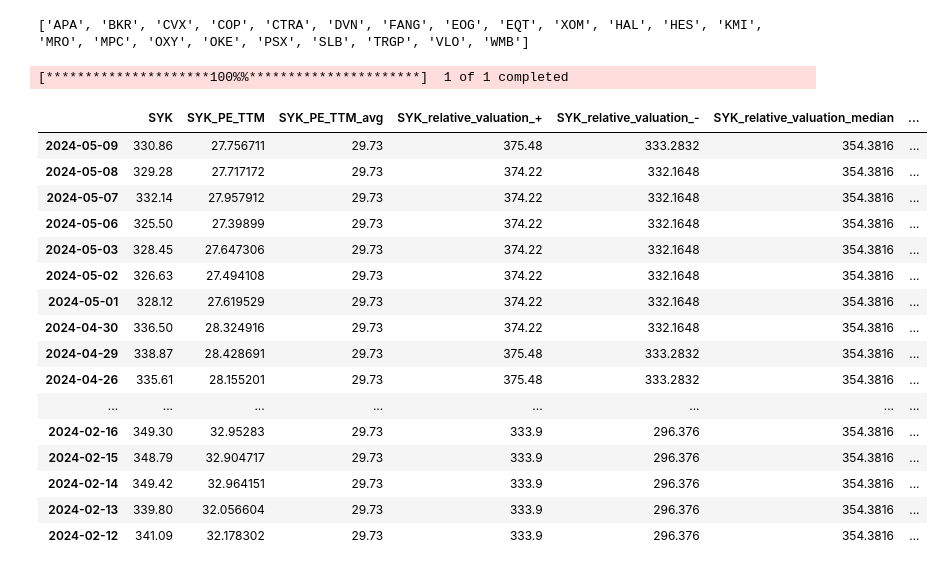
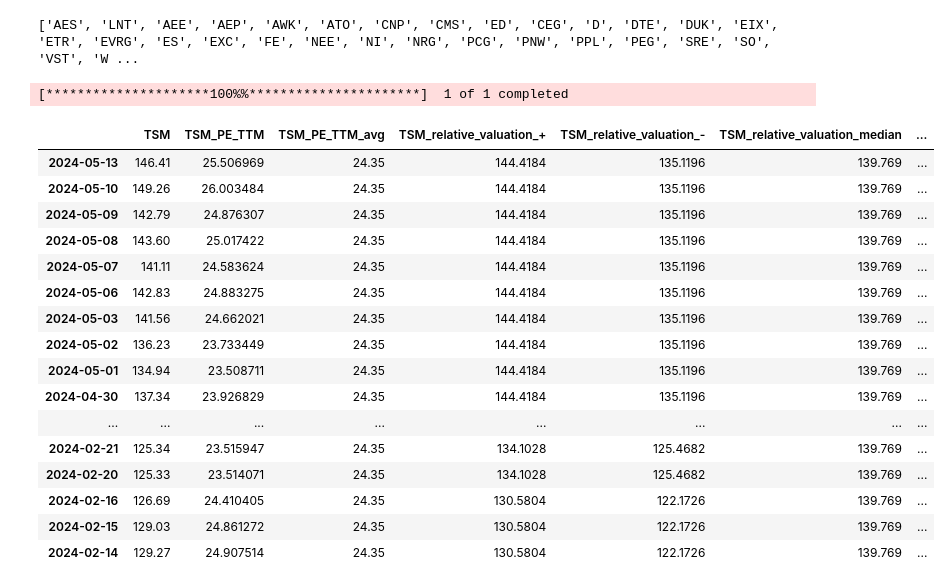
Before and after one commit to tangj310/Inv_equity, a Jupyter notebook: 03_PE_TTM_valuation/PE_TTM_valuationo.ipynb, the cells around one changed output. Saved outputs shown, nothing was run; the diff lists cells and outputs as text; code cells hidden in the pictures.

```diff
--- a/03_PE_TTM_valuation/PE_TTM_valuationo.ipynb
+++ b/03_PE_TTM_valuation/PE_TTM_valuationo.ipynb
@@ -24,7 +24,7 @@ def get_sp500_companies():
 
 # Function to filter the S&P 500 companies by sector
 def filter_energy_sector(df):
-    return df[df['GICS Sector'] == 'Energy']['Symbol'].tolist()
+    return df[df['GICS Sector'] == 'Utilities']['Symbol'].tolist()
 
 # Get the list of S&P 500 companies and their sectors
 sp500_companies = get_sp500_companies()
@@ -35,10 +35,10 @@ energy_stocks = filter_energy_sector(sp500_companies)
 # Print the list of S&P 500 energy sector stocks
 print(energy_stocks)
 # %% [output]
-['APA', 'BKR', 'CVX', 'COP', 'CTRA', 'DVN', 'FANG', 'EOG', 'EQT', 'XOM', 'HAL', 'HES', 'KMI', 'MRO', 'MPC', 'OXY', 'OKE', 'PSX', 'SLB', 'TRGP', 'VLO', 'WMB']
+['AES', 'LNT', 'AEE', 'AEP', 'AWK', 'ATO', 'CNP', 'CMS', 'ED', 'CEG', 'D', 'DTE', 'DUK', 'EIX', 'ETR', 'EVRG', 'ES', 'EXC', 'FE', 'NEE', 'NI', 'NRG', 'PCG', 'PNW', 'PPL', 'PEG', 'SRE', 'SO', 'VST', 'W ...
 # %%
 # Define the ticker symbols as a list
-ticker_symbols = ['SYK']
+ticker_symbols = ['TSM']
 window_days = 90
 # Define the date range
 end_date = datetime.now()
@@ -52,6 +52,8 @@ metric_list = []
 # Fetch historical data for each ticker symbol and adjust the format
 for symbol in ticker_symbols:
 
+    past_EPS_date = []
+
     # symbol's historical price related
     data = yf.download(symbol, start=start_date, end=end_date)
     data = data.sort_index(ascending=False)
@@ -59,7 +61,7 @@ for symbol in ticker_symbols:
 
     # symbol's earning related
     stock = yf.Ticker(symbol)
-    earnings_dates = stock.get_earnings_dates(limit=12)  # Fetch earnings dates for the past 4 quarters and forecast for the next 4 quarters
+    earnings_dates = stock.get_earnings_dates(limit=20)  # Fetch earnings dates for the past 4 quarters and forecast for the next 4 quarters
     earnings_data[symbol] = earnings_dates
 
 
@@ -143,50 +145,50 @@ for symbol in ticker_symbols:
 
 
 
 
 # # Reset index to make it cleaner
 # adjusted_stock_data.reset_index(inplace=True)
 
 # # Example usage: Display the first few rows of the adjusted DataFrame
 # adjusted_stock_data.sort_values(by='Date', ascending=False)
 
 # Set display options to show all rows and columns
 pd.set_option('display.max_rows', None)
 pd.set_option('display.max_columns', None)
 selected_cols = [
     f"{symbol}"
     ,f"{symbol}_PE_TTM"
     ,f"{symbol}_PE_TTM_avg"
     ,f"{symbol}_relative_valuation_+"
     ,f"{symbol}_relative_valuation_-"
     ,f"{symbol}_relative_valuation_median"
     ,f"{symbol}_relative_valuation_projected_+"
     ,f"{symbol}_relative_valuation_projected_-"
     ,f"{symbol}_relative_valuation_projected_median"
     ,f"{symbol}_price_valuation_assessment"
 ]
 
 # adjusted_stock_data.columns
 adjusted_stock_data[selected_cols]
 # %% [output]
 [*********************100%%**********************]  1 of 1 completed
-|  | SYK | SYK_PE_TTM | SYK_PE_TTM_avg | SYK_relative_valuation_+ | SYK_relative_valuation_- | SYK_relative_valuation_median | ... |
-| 2024-05-09 | 330.86 | 27.756711 | 29.73 | 375.48 | 333.2832 | 354.3816 | ... |
-| 2024-05-08 | 329.28 | 27.717172 | 29.73 | 374.22 | 332.1648 | 354.3816 | ... |
-| 2024-05-07 | 332.14 | 27.957912 | 29.73 | 374.22 | 332.1648 | 354.3816 | ... |
-| 2024-05-06 | 325.50 | 27.39899 | 29.73 | 374.22 | 332.1648 | 354.3816 | ... |
-| 2024-05-03 | 328.45 | 27.647306 | 29.73 | 374.22 | 332.1648 | 354.3816 | ... |
-| 2024-05-02 | 326.63 | 27.494108 | 29.73 | 374.22 | 332.1648 | 354.3816 | ... |
-| 2024-05-01 | 328.12 | 27.619529 | 29.73 | 374.22 | 332.1648 | 354.3816 | ... |
-| 2024-04-30 | 336.50 | 28.324916 | 29.73 | 374.22 | 332.1648 | 354.3816 | ... |
-| 2024-04-29 | 338.87 | 28.428691 | 29.73 | 375.48 | 333.2832 | 354.3816 | ... |
-| 2024-04-26 | 335.61 | 28.155201 | 29.73 | 375.48 | 333.2832 | 354.3816 | ... |
+|  | TSM | TSM_PE_TTM | TSM_PE_TTM_avg | TSM_relative_valuation_+ | TSM_relative_valuation_- | TSM_relative_valuation_median | ... |
+| 2024-05-13 | 146.41 | 25.506969 | 24.35 | 144.4184 | 135.1196 | 139.769 | ... |
+| 2024-05-10 | 149.26 | 26.003484 | 24.35 | 144.4184 | 135.1196 | 139.769 | ... |
+| 2024-05-09 | 142.79 | 24.876307 | 24.35 | 144.4184 | 135.1196 | 139.769 | ... |
+| 2024-05-08 | 143.60 | 25.017422 | 24.35 | 144.4184 | 135.1196 | 139.769 | ... |
+| 2024-05-07 | 141.11 | 24.583624 | 24.35 | 144.4184 | 135.1196 | 139.769 | ... |
+| 2024-05-06 | 142.83 | 24.883275 | 24.35 | 144.4184 | 135.1196 | 139.769 | ... |
+| 2024-05-03 | 141.56 | 24.662021 | 24.35 | 144.4184 | 135.1196 | 139.769 | ... |
+| 2024-05-02 | 136.23 | 23.733449 | 24.35 | 144.4184 | 135.1196 | 139.769 | ... |
+| 2024-05-01 | 134.94 | 23.508711 | 24.35 | 144.4184 | 135.1196 | 139.769 | ... |
+| 2024-04-30 | 137.34 | 23.926829 | 24.35 | 144.4184 | 135.1196 | 139.769 | ... |
 | ... | ... | ... | ... | ... | ... | ... | ... |
-| 2024-02-16 | 349.30 | 32.95283 | 29.73 | 333.9 | 296.376 | 354.3816 | ... |
-| 2024-02-15 | 348.79 | 32.904717 | 29.73 | 333.9 | 296.376 | 354.3816 | ... |
-| 2024-02-14 | 349.42 | 32.964151 | 29.73 | 333.9 | 296.376 | 354.3816 | ... |
-| 2024-02-13 | 339.80 | 32.056604 | 29.73 | 333.9 | 296.376 | 354.3816 | ... |
-| 2024-02-12 | 341.09 | 32.178302 | 29.73 | 333.9 | 296.376 | 354.3816 | ... |
+| 2024-02-21 | 125.34 | 23.515947 | 24.35 | 134.1028 | 125.4682 | 139.769 | ... |
+| 2024-02-20 | 125.33 | 23.514071 | 24.35 | 134.1028 | 125.4682 | 139.769 | ... |
+| 2024-02-16 | 126.69 | 24.410405 | 24.35 | 130.5804 | 122.1726 | 139.769 | ... |
+| 2024-02-15 | 129.03 | 24.861272 | 24.35 | 130.5804 | 122.1726 | 139.769 | ... |
+| 2024-02-14 | 129.27 | 24.907514 | 24.35 | 130.5804 | 122.1726 | 139.769 | ... |
 # %%
 def get_earnings_dates(ticker_symbols):
     earnings_data = {}  # Dictionary to store earnings dates for each ticker
```
Also changed, not shown: parts of 3 cells of this notebook.
